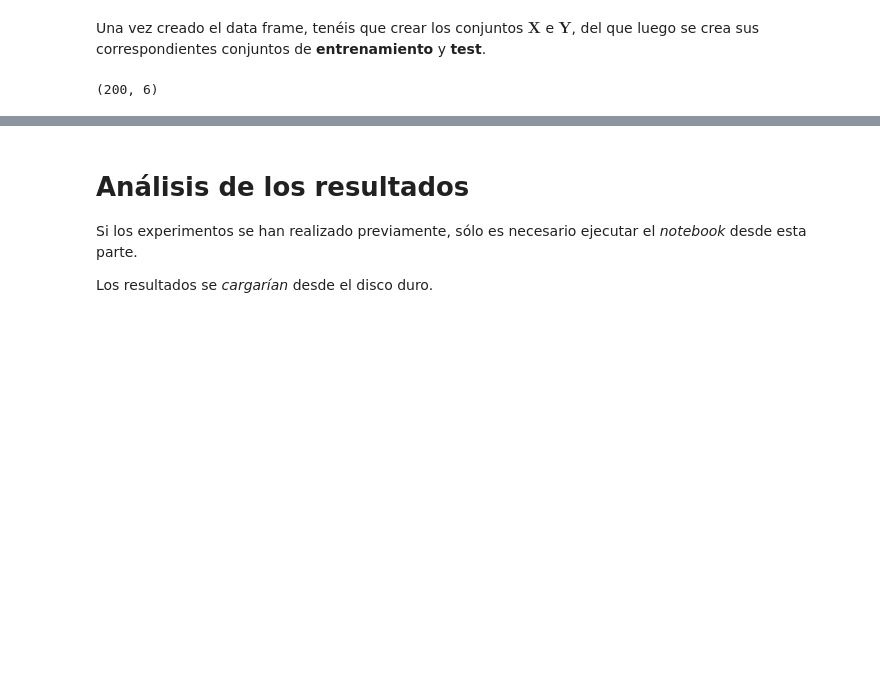
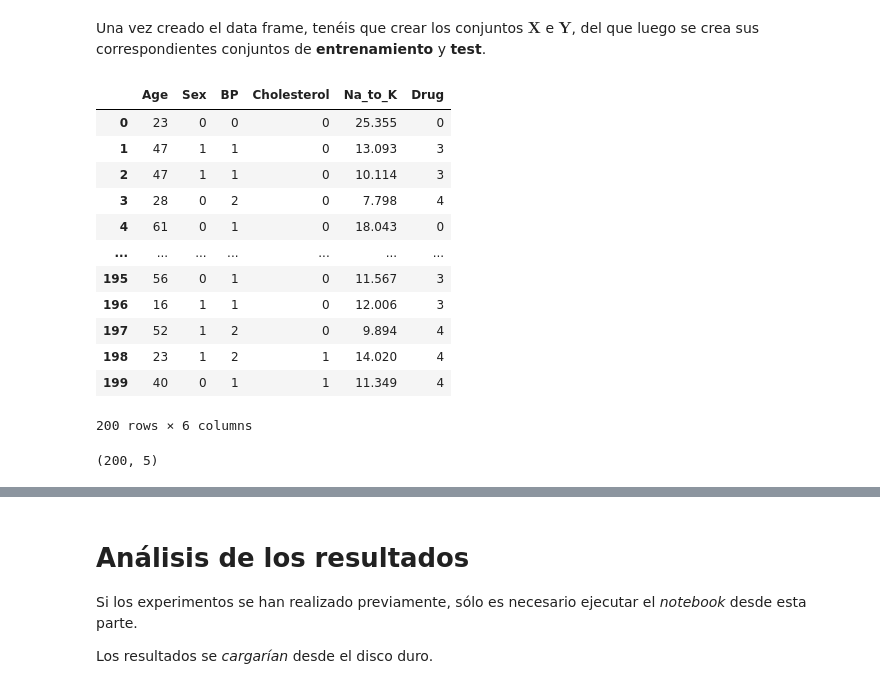
Before and after one commit to alvaromanjon/practicas-SisInt-UBU, a Jupyter notebook: Semana 11 - Prácticas de segunda convocatoria/Práctica 2/DrugClassificationLoadingAndClassVEstudiantes.ipynb, the cells around one changed output, grey strips where cells are left out. Saved outputs shown, nothing was run; the diff lists cells and outputs as text; code cells hidden in the pictures; blank space fills up the shorter version.

```diff
--- a/Semana 11 - Prácticas de segunda convocatoria/Práctica 2/DrugClassificationLoadingAndClassVEstudiantes.ipynb
+++ b/Semana 11 - Prácticas de segunda convocatoria/Práctica 2/DrugClassificationLoadingAndClassVEstudiantes.ipynb
@@ -81,29 +84,39 @@ display(df)
 ## Creación de los conjuntos **X** e **y**
 # %% [markdown]
 Una vez creado el data frame, tenéis que crear los conjuntos $\mathbf{X}$ e $\mathbf{Y}$, del que luego se crea sus correspondientes conjuntos de **entrenamiento** y **test**.
-# %%
-# Transformación de los valores no numéricos a numéricos
-encoder = LabelEncoder()
-# Transformación de la columna "Sex"
-encoder.fit(df["Sex"])
-df["Sex"] = encoder.transform(df["Sex"])
-# Transformación de la columna "BP"
-encoder.fit(df["BP"])
-df["BP"] = encoder.transform(df["BP"])
-# Transformación de la columna "Cholesterol"
-encoder.fit(df["Cholesterol"])
-df["Cholesterol"] = encoder.transform(df["Cholesterol"])
-# Transformación de la columna "Drug"
-encoder.fit(df["Drug"])
-df["Drug"] = encoder.transform(df["Drug"])
-
-y = df["Drug"].values
-caract_cols = ["Age", "Sex", "BP", "Cholesterol", "Na_to_K", "Drug"]
-X_all = df[caract_cols].values
+# %%
+columnasATransformar = list(df.select_dtypes(include=['category', 'object']))
+# Transformación de los valores no numéricos a numéricos
+encoder = LabelEncoder()
+for feat in columnasATransformar:
+    try:
+        df[feat] = encoder.fit_transform(df[feat])
+    except:
+        print("Error transformando " + feat)
+
+display(df)
+
+y = df["Drug"].values
+caract_cols = ["Age", "Sex", "BP", "Cholesterol", "Na_to_K"]
+X_all = df[caract_cols].values
+# %% [output]
+|  | Age | Sex | BP | Cholesterol | Na_to_K | Drug |
+| 0 | 23 | 0 | 0 | 0 | 25.355 | 0 |
+| 1 | 47 | 1 | 1 | 0 | 13.093 | 3 |
+| 2 | 47 | 1 | 1 | 0 | 10.114 | 3 |
+| 3 | 28 | 0 | 2 | 0 | 7.798 | 4 |
+| 4 | 61 | 0 | 1 | 0 | 18.043 | 0 |
+| ... | ... | ... | ... | ... | ... | ... |
+| 195 | 56 | 0 | 1 | 0 | 11.567 | 3 |
+| 196 | 16 | 1 | 1 | 0 | 12.006 | 3 |
+| 197 | 52 | 1 | 2 | 0 | 9.894 | 4 |
+| 198 | 23 | 1 | 2 | 1 | 14.020 | 4 |
+| 199 | 40 | 0 | 1 | 1 | 11.349 | 4 |
+200 rows × 6 columns
 # %%
 print(X_all.shape)
 # %% [output]
-(200, 6)
+(200, 5)
 # %%
 '''
 Listado de datos y nombres
```
Also changed, not shown: parts of 13 cells of this notebook, 1 other file.
